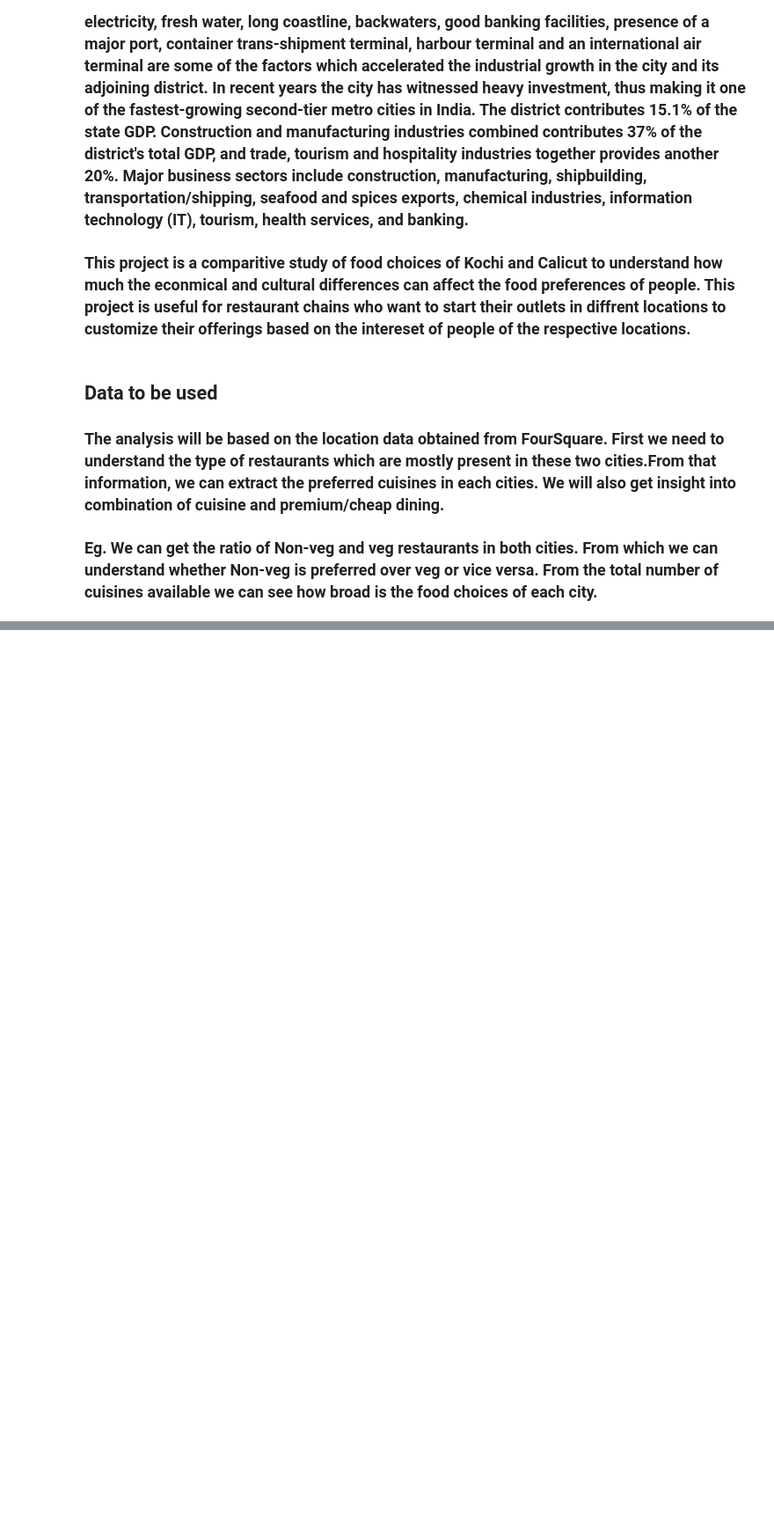
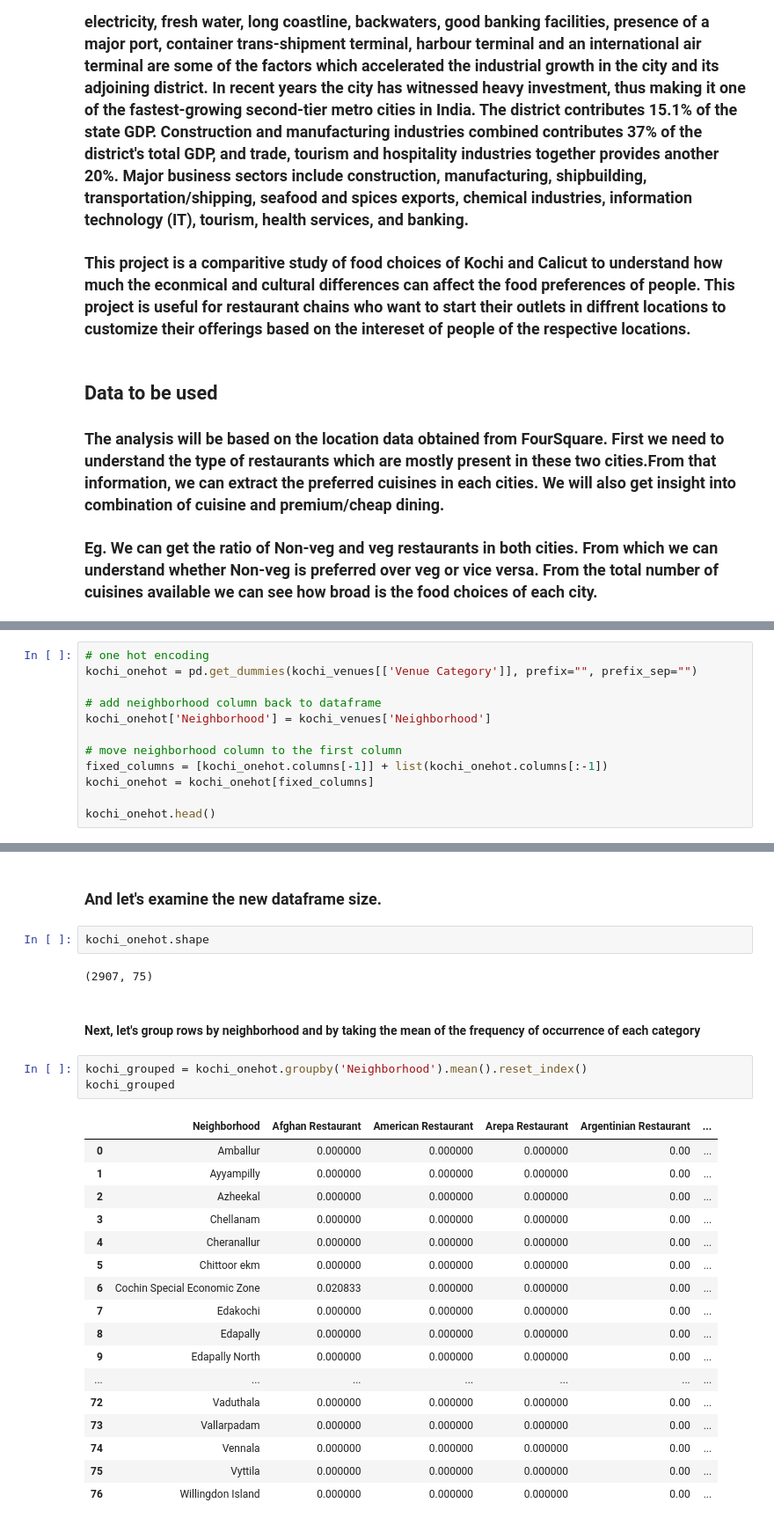
Before and after one commit to ajazHameed/Coursera_Capstone, a Jupyter notebook: coursera_capstone.ipynb, the cells around one changed output, grey strips where cells are left out. Shown at 88% size. Saved outputs shown, nothing was run; the diff lists cells and outputs as text; blank space fills up the shorter version.

```diff
--- a/coursera_capstone.ipynb
+++ b/coursera_capstone.ipynb
@@ -17,0 +304,12 @@
+# %%
+# one hot encoding
+kochi_onehot = pd.get_dummies(kochi_venues[['Venue Category']], prefix="", prefix_sep="")
+
+# add neighborhood column back to dataframe
+kochi_onehot['Neighborhood'] = kochi_venues['Neighborhood']
+
+# move neighborhood column to the first column
+fixed_columns = [kochi_onehot.columns[-1]] + list(kochi_onehot.columns[:-1])
+kochi_onehot = kochi_onehot[fixed_columns]
+
+kochi_onehot.head()
@@ -17,0 +323,29 @@
+# %% [markdown]
+### And let's examine the new dataframe size.
+# %%
+kochi_onehot.shape
+# %% [output]
+(2907, 75)
+# %% [markdown]
+#### Next, let's group rows by neighborhood and by taking the mean of the frequency of occurrence of each category
+# %%
+kochi_grouped = kochi_onehot.groupby('Neighborhood').mean().reset_index()
+kochi_grouped
+# %% [output]
+|  | Neighborhood | Afghan Restaurant | American Restaurant | Arepa Restaurant | Argentinian Restaurant | ... |
+| 0 | Amballur | 0.000000 | 0.000000 | 0.000000 | 0.00 | ... |
+| 1 | Ayyampilly | 0.000000 | 0.000000 | 0.000000 | 0.00 | ... |
+| 2 | Azheekal | 0.000000 | 0.000000 | 0.000000 | 0.00 | ... |
+| 3 | Chellanam | 0.000000 | 0.000000 | 0.000000 | 0.00 | ... |
+| 4 | Cheranallur | 0.000000 | 0.000000 | 0.000000 | 0.00 | ... |
+| 5 | Chittoor ekm | 0.000000 | 0.000000 | 0.000000 | 0.00 | ... |
+| 6 | Cochin Special Economic Zone | 0.020833 | 0.000000 | 0.000000 | 0.00 | ... |
+| 7 | Edakochi | 0.000000 | 0.000000 | 0.000000 | 0.00 | ... |
+| 8 | Edapally | 0.000000 | 0.000000 | 0.000000 | 0.00 | ... |
+| 9 | Edapally North | 0.000000 | 0.000000 | 0.000000 | 0.00 | ... |
+| ... | ... | ... | ... | ... | ... | ... |
+| 72 | Vaduthala | 0.000000 | 0.000000 | 0.000000 | 0.00 | ... |
+| 73 | Vallarpadam | 0.000000 | 0.000000 | 0.000000 | 0.00 | ... |
+| 74 | Vennala | 0.000000 | 0.000000 | 0.000000 | 0.00 | ... |
+| 75 | Vyttila | 0.000000 | 0.000000 | 0.000000 | 0.00 | ... |
+| 76 | Willingdon Island | 0.000000 | 0.000000 | 0.000000 | 0.00 | ... |
```
Also changed, not shown: parts of 39 cells of this notebook.
